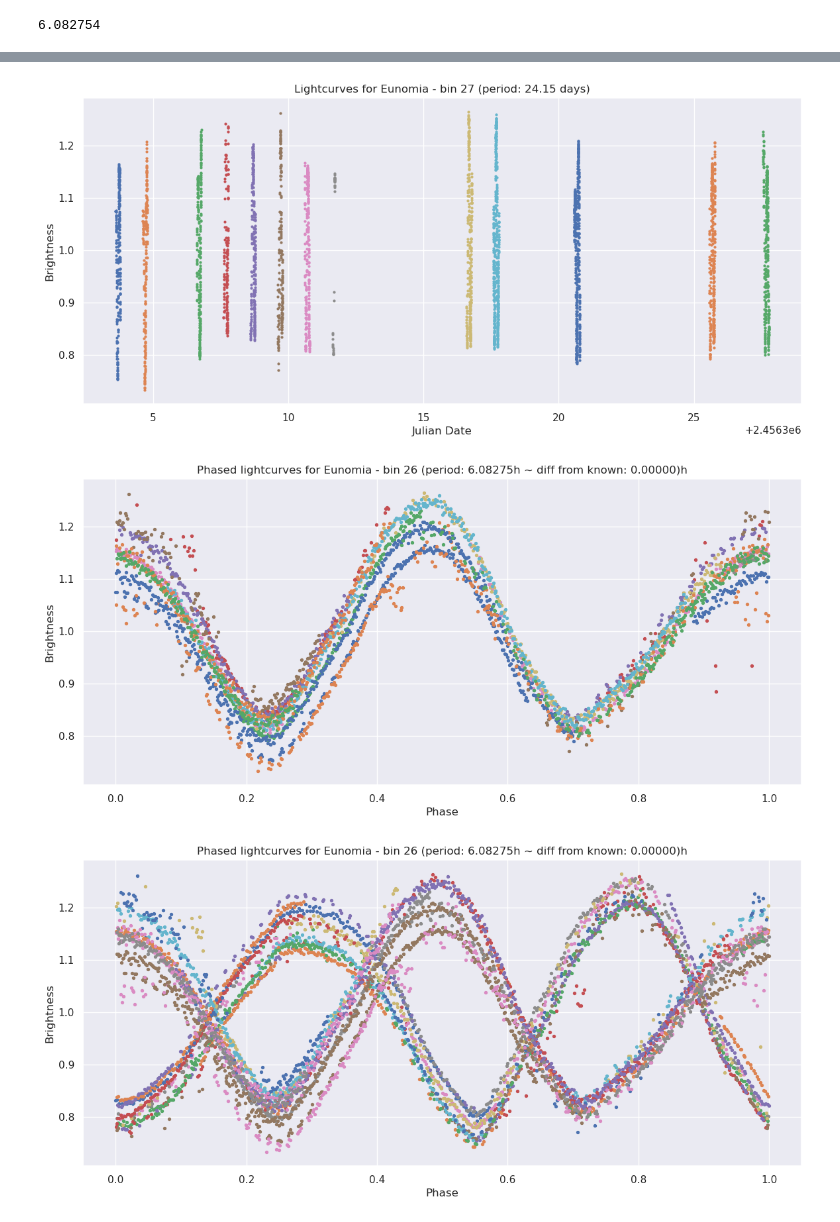
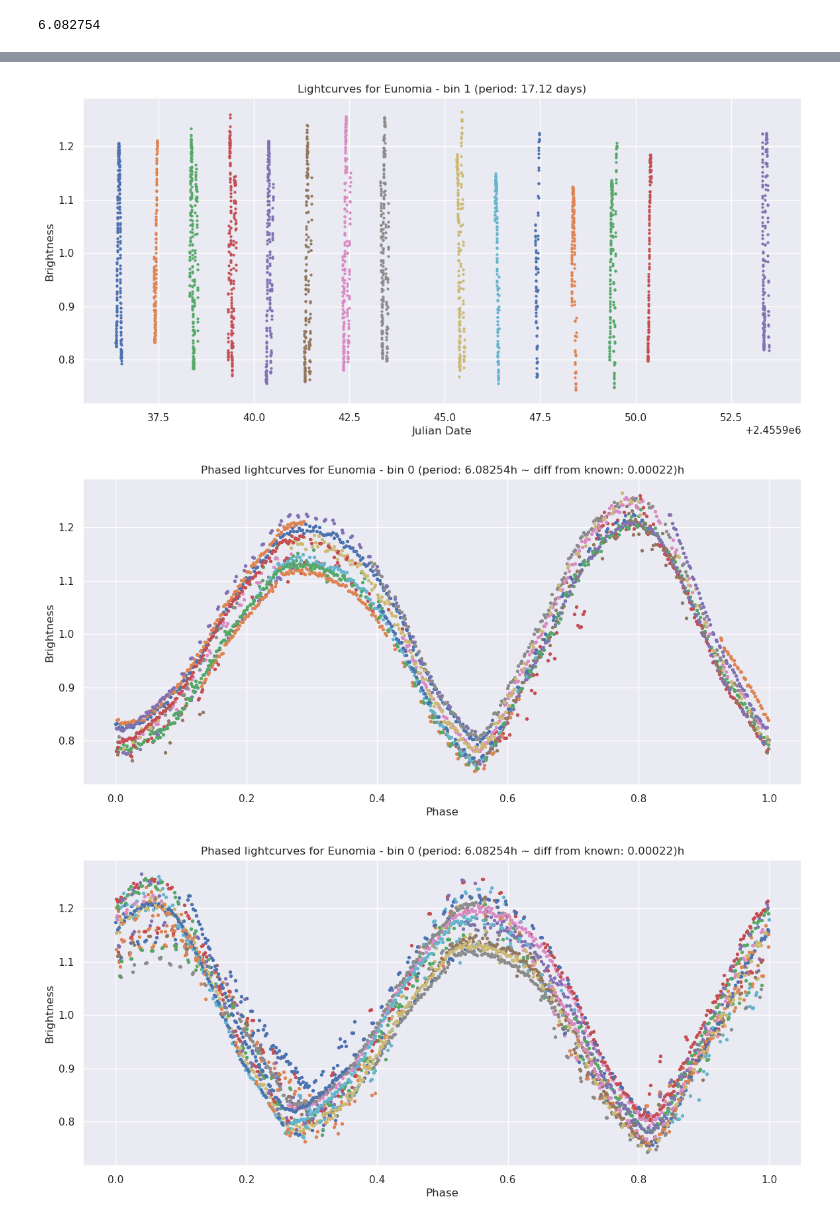
Before and after one commit to Vosloo/asteroid-lightcurves, a Jupyter notebook: EDA.ipynb, the cells around one changed output, grey strips where cells are left out. Drawn from its saved outputs; the diff is of its cells as text; code cells hidden in the pictures.

```diff
--- a/EDA.ipynb
+++ b/EDA.ipynb
@@ -255,0 +249,5 @@ visualize_bin(selected_bin, SELECTED_BIN)
+# %%
+bins_sorted = sorted(bins, key=lambda x: len(x), reverse=True)
+selected_bin = bins_sorted[0]
+
+visualize_bin(selected_bin, 0)
@@ -359,10 +359,9 @@ def get_rrs_values(period_range):
 
     return rss_values
 # %%
-# period_range = sorted(
-#     [lomb_period + i for i in np.linspace(-2, 2, 100)] + [2 * lomb_period + i for i in np.linspace(-2, 2, 100)]
-# )
-period_range = (lomb_period, 2*lomb_period)
+period_range = sorted(
+    [lomb_period + i for i in np.linspace(-0.2, 0.2, 10)] + [2 * lomb_period + i for i in np.linspace(-0.2, 0.2, 10)]
+)
 
 rss_values = get_rrs_values(period_range)
 
@@ -380,8 +379,8 @@ print(f"RSS values range: {min_rss:.6f} - {max_rss:.6f}, threshold: {threshold:.
 
 selected_periods = []
 for period, rss in zip(period_range, rss_values):
-    # if rss < min_rss + threshold:
-    selected_periods.append(period)
+    if rss < min_rss + threshold:
+        selected_periods.append(period)
 
 print(f"Selected periods: {selected_periods}\n")
 
@@ -428,7 +427,7 @@ def plot_phased_lightcurves(selected_bin: list[Lightcurve], period: float):
         plt.scatter(phases, brightness, s=8, label=f"Lightcurve {lc.id}")
 
 
-    plt.title(f"Phased lightcurves for {asteroid_name} - bin {SELECTED_BIN} (period: {period:.5f}h ~ diff from known: {abs(known_period - period):.5f})h")
+    plt.title(f"Phased lightcurves for {asteroid_name} - bin {0} (period: {period:.5f}h ~ diff from known: {abs(known_period - period):.5f})h")
     plt.xlabel("Phase")
     plt.ylabel("Brightness")
     plt.show()
@@ -441,11 +440,11 @@ plot_phased_lightcurves(selected_bin, best_period)
 # %%
-bin_up = bins[SELECTED_BIN + 1]
-visualize_bin(bin_up, SELECTED_BIN + 1)
-plot_phased_lightcurves(bin_up, best_period)
+bin_second = bins_sorted[1]
+visualize_bin(bin_second, 1)
+plot_phased_lightcurves(bin_second, best_period)
 # %% [output]
-[figure, old version]
+[figure, new version]
-[figure, old version]
+[figure, new version]
 # %%
-plot_phased_lightcurves(selected_bin + bin_up, best_period)
+plot_phased_lightcurves(selected_bin + bin_second, best_period)
 # %% [output]
-[figure, old version]
+[figure, new version]
```
Also changed, not shown: parts of 14 cells of this notebook, 1 other file.
